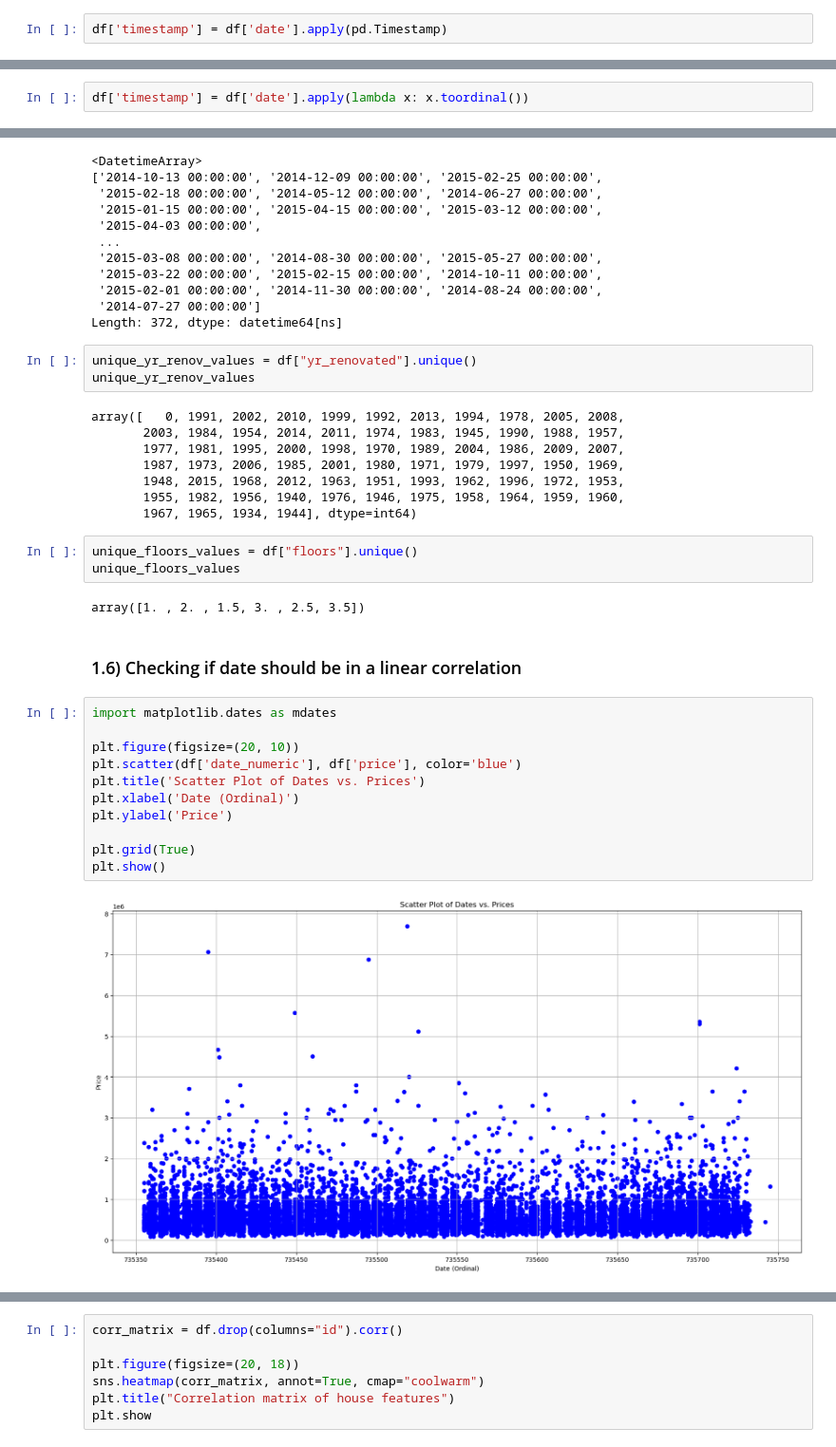
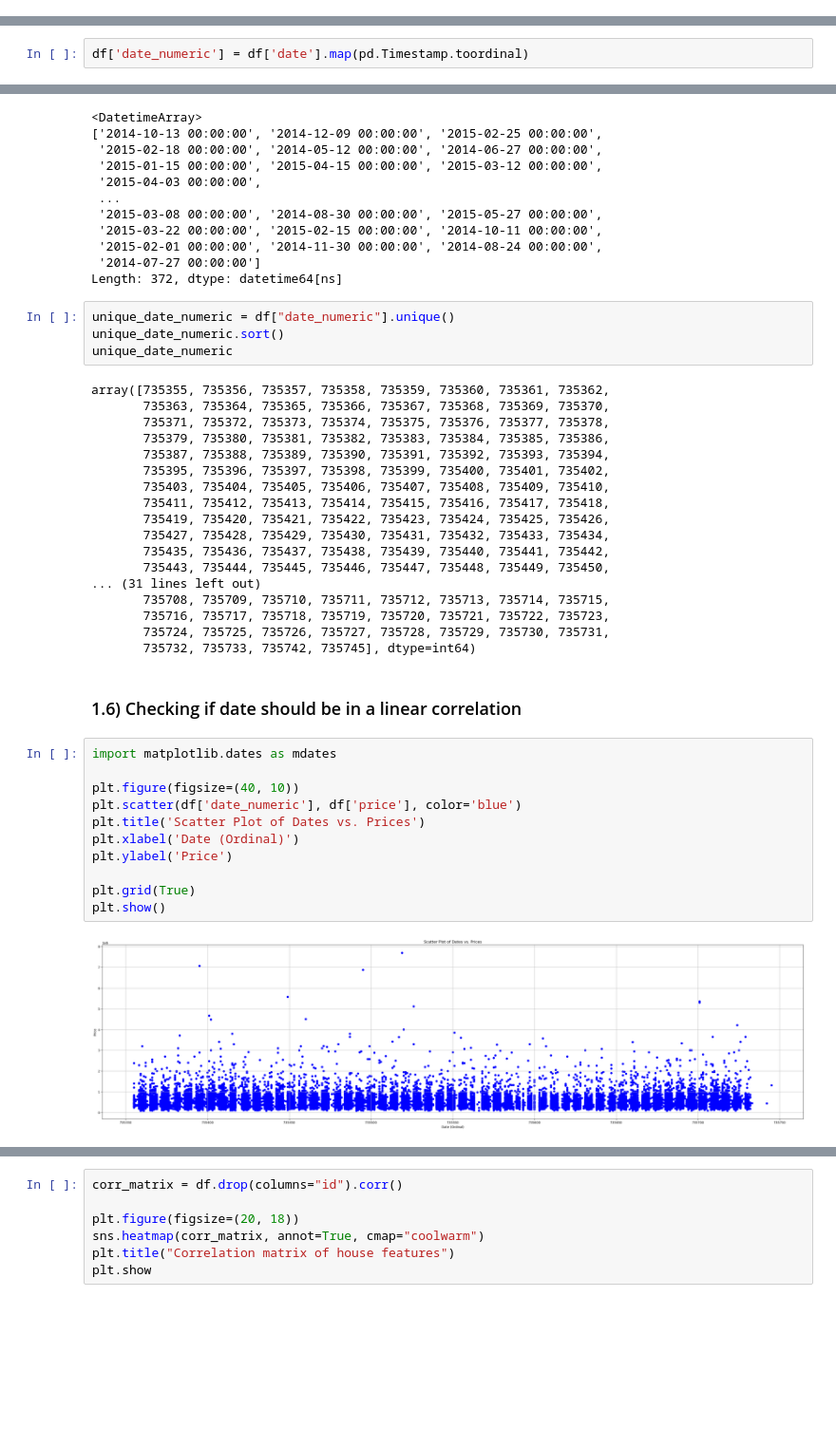
Before and after one commit to TRossen89/BI_MP_Assignments, a Jupyter notebook: MP3_Machine_Learning_for_Prediction_by_Regression.ipynb, the cells around one changed output, grey strips where cells are left out. Shown at 95% size. Drawn from its saved outputs; the diff is of its cells as text; blank space fills up the shorter version.

```diff
--- a/MP3_Machine_Learning_for_Prediction_by_Regression.ipynb
+++ b/MP3_Machine_Learning_for_Prediction_by_Regression.ipynb
@@ -89,8 +113,6 @@ long                    float64
 sqft_living15             int64
 sqft_lot15                int64
 dtype: object
-# %%
-df['timestamp'] = df['date'].apply(pd.Timestamp)
 # %%
 df.dtypes
 # %% [output]
@@ -127,5 +149,5 @@ df_sorted.head()
 # %% [markdown]
 ### 1.5) Converting date to a timestamp so it's a numeric value that can be used in a correlation heat map
 # %%
-df['timestamp'] = df['date'].apply(lambda x: x.toordinal())
+df['date_numeric'] = df['date'].map(pd.Timestamp.toordinal)
 # %%
@@ -154,34 +176,40 @@ unique_date
  '2014-07-27 00:00:00']
 Length: 372, dtype: datetime64[ns]
 # %%
-unique_yr_renov_values = df["yr_renovated"].unique()
-unique_yr_renov_values
+unique_date_numeric = df["date_numeric"].unique()
+unique_date_numeric.sort()
+unique_date_numeric
 # %% [output]
-array([   0, 1991, 2002, 2010, 1999, 1992, 2013, 1994, 1978, 2005, 2008,
-       2003, 1984, 1954, 2014, 2011, 1974, 1983, 1945, 1990, 1988, 1957,
-       1977, 1981, 1995, 2000, 1998, 1970, 1989, 2004, 1986, 2009, 2007,
-       1987, 1973, 2006, 1985, 2001, 1980, 1971, 1979, 1997, 1950, 1969,
-       1948, 2015, 1968, 2012, 1963, 1951, 1993, 1962, 1996, 1972, 1953,
-       1955, 1982, 1956, 1940, 1976, 1946, 1975, 1958, 1964, 1959, 1960,
-       1967, 1965, 1934, 1944], dtype=int64)
+array([735355, 735356, 735357, 735358, 735359, 735360, 735361, 735362,
+       735363, 735364, 735365, 735366, 735367, 735368, 735369, 735370,
+       735371, 735372, 735373, 735374, 735375, 735376, 735377, 735378,
+       735379, 735380, 735381, 735382, 735383, 735384, 735385, 735386,
+       735387, 735388, 735389, 735390, 735391, 735392, 735393, 735394,
+       735395, 735396, 735397, 735398, 735399, 735400, 735401, 735402,
+       735403, 735404, 735405, 735406, 735407, 735408, 735409, 735410,
+       735411, 735412, 735413, 735414, 735415, 735416, 735417, 735418,
+       735419, 735420, 735421, 735422, 735423, 735424, 735425, 735426,
+       735427, 735428, 735429, 735430, 735431, 735432, 735433, 735434,
+       735435, 735436, 735437, 735438, 735439, 735440, 735441, 735442,
+       735443, 735444, 735445, 735446, 735447, 735448, 735449, 735450,
+... (31 lines left out)
+       735708, 735709, 735710, 735711, 735712, 735713, 735714, 735715,
+       735716, 735717, 735718, 735719, 735720, 735721, 735722, 735723,
+       735724, 735725, 735726, 735727, 735728, 735729, 735730, 735731,
+       735732, 735733, 735742, 735745], dtype=int64)
-# %%
-unique_floors_values = df["floors"].unique()
-unique_floors_values
-# %% [output]
-array([1. , 2. , 1.5, 3. , 2.5, 3.5])
 # %% [markdown]
 ### 1.6) Checking if date should be in a linear correlation
 # %%
 import matplotlib.dates as mdates
 
-plt.figure(figsize=(20, 10))
+plt.figure(figsize=(40, 10))
 plt.scatter(df['date_numeric'], df['price'], color='blue')
 plt.title('Scatter Plot of Dates vs. Prices')
 plt.xlabel('Date (Ordinal)')
 plt.ylabel('Price')
 
 plt.grid(True)
 plt.show()
 # %% [output]
-[figure, old version]
+[figure, new version]
 # %% [markdown]
```
Also changed, not shown: parts of 10 cells of this notebook.
